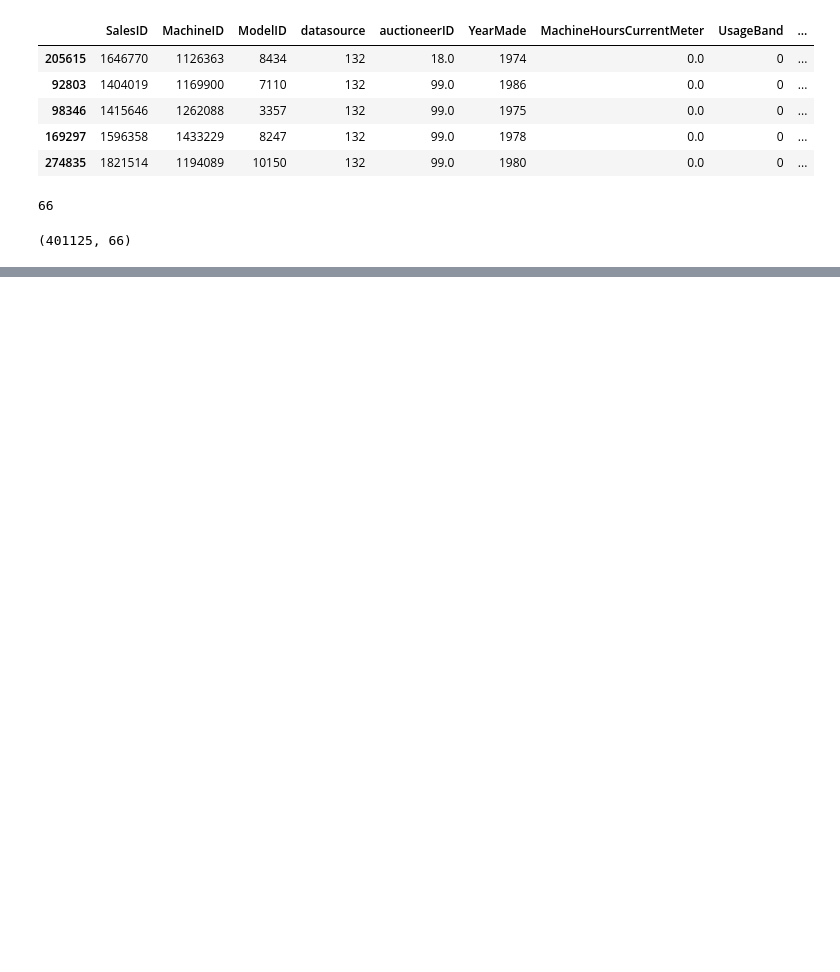
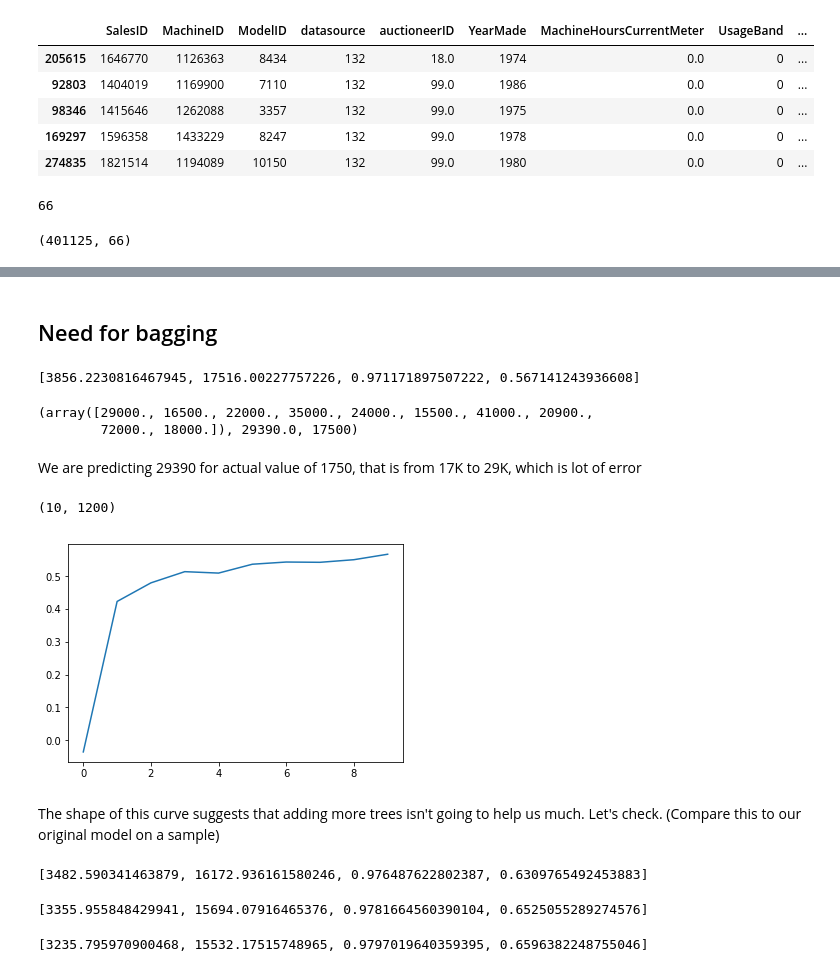
Before and after one commit to Dalakoti07/practisingAI, a Jupyter notebook: BlueBook_For_Bulldozers.ipynb, the cells around one changed output, grey strips where cells are left out. Saved outputs shown, nothing was run; the diff lists cells and outputs as text; code cells hidden in the pictures; blank space fills up the shorter version.

```diff
--- a/BlueBook_For_Bulldozers.ipynb
+++ b/BlueBook_For_Bulldozers.ipynb
@@ -368,0 +461,4 @@ clf.score(X_test,y_test)
+# %%
+m = RandomForestRegressor(n_estimators=1, max_depth=3, bootstrap=False, n_jobs=-1)
+m.fit(X_train, y_train)
+print_score(m)
@@ -368,0 +503,7 @@ clf.score(X_test,y_test)
+# %%
+# space for experiemnt
+m = RandomForestRegressor(n_estimators=1, bootstrap=False, n_jobs=-1)
+m.fit(X_train, y_train)
+print_score(m)
+
+# draw_tree(m.estimators_[0], df_trn, precision=3)
@@ -368,0 +514,46 @@ clf.score(X_test,y_test)
+# %% [markdown]
+## Need for bagging
+# %%
+m = RandomForestRegressor(n_jobs=-1)
+m.fit(X_train, y_train)
+print_score(m)
+# %% [output]
+[3856.2230816467945, 17516.00227757226, 0.971171897507222, 0.567141243936608]
+# %%
+preds = np.stack([t.predict(X_valid) for t in m.estimators_])
+preds[:,0], np.mean(preds[:,0]), y_valid[0]
+# %% [output]
+(array([29000., 16500., 22000., 35000., 24000., 15500., 41000., 20900.,
+        72000., 18000.]), 29390.0, 17500)
+# %% [markdown]
+We are predicting 29390 for actual value of 1750, that is from 17K to 29K, which is lot of error
+# %%
+preds.shape
+# %% [output]
+(10, 1200)
+# %%
+import matplotlib.pyplot as plt
+from sklearn import metrics
+plt.plot([metrics.r2_score(y_valid, np.mean(preds[:i+1], axis=0)) for i in range(10)]);
+# %% [output]
+[figure, added]
+# %% [markdown]
+The shape of this curve suggests that adding more trees isn't going to help us much. Let's check. (Compare this to our original model on a sample)
+# %%
+m = RandomForestRegressor(n_estimators=20, n_jobs=-1)
+m.fit(X_train, y_train)
+print_score(m)
+# %% [output]
+[3482.590341463879, 16172.936161580246, 0.976487622802387, 0.6309765492453883]
+# %%
+m = RandomForestRegressor(n_estimators=40, n_jobs=-1)
+m.fit(X_train, y_train)
+print_score(m)
+# %% [output]
+[3355.955848429941, 15694.07916465376, 0.9781664560390104, 0.6525055289274576]
+# %%
+m = RandomForestRegressor(n_estimators=80, n_jobs=-1)
+m.fit(X_train, y_train)
+print_score(m)
+# %% [output]
+[3235.795970900468, 15532.17515748965, 0.9797019640359395, 0.6596382248755046]
```
Also changed, not shown: parts of 66 cells of this notebook.
